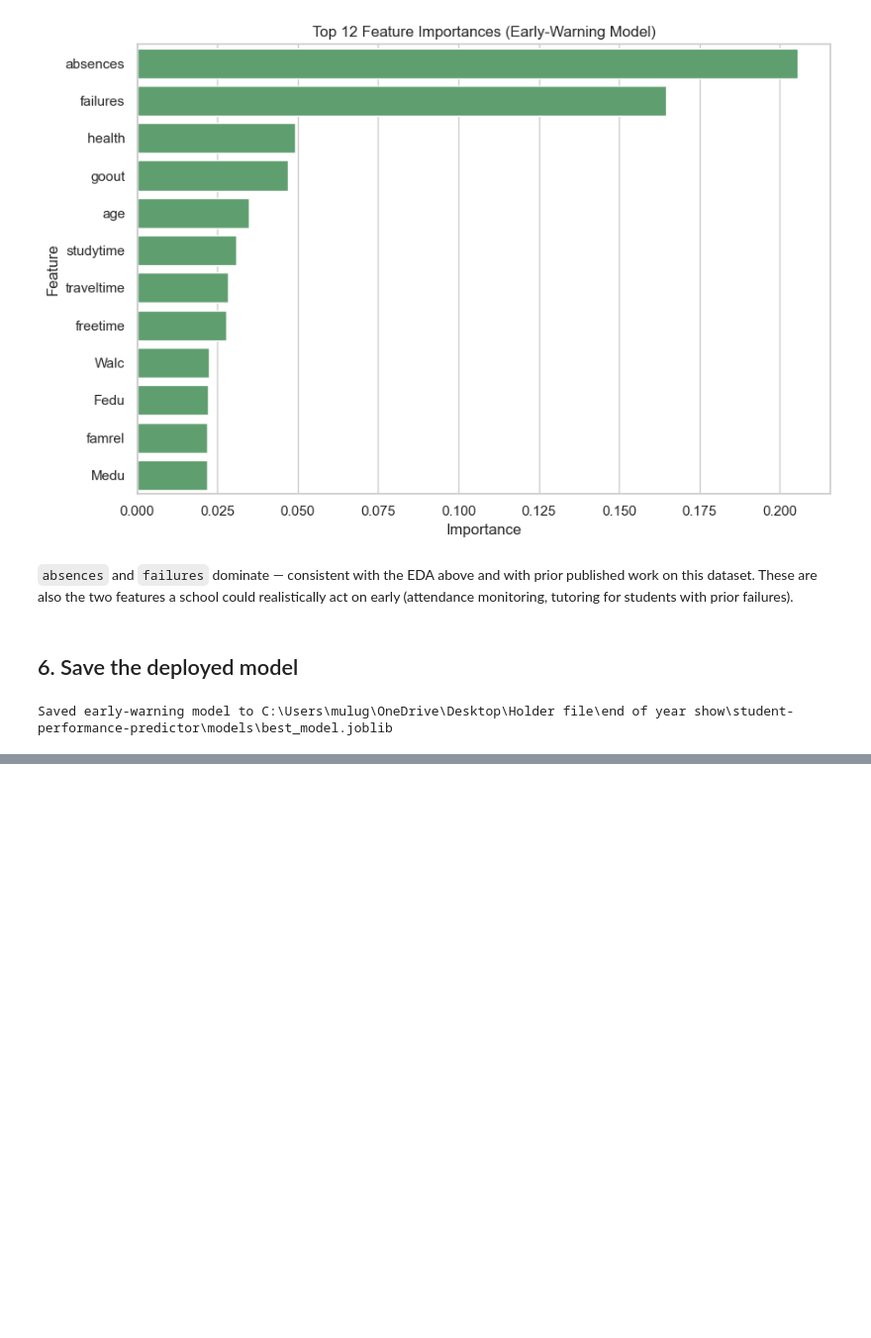
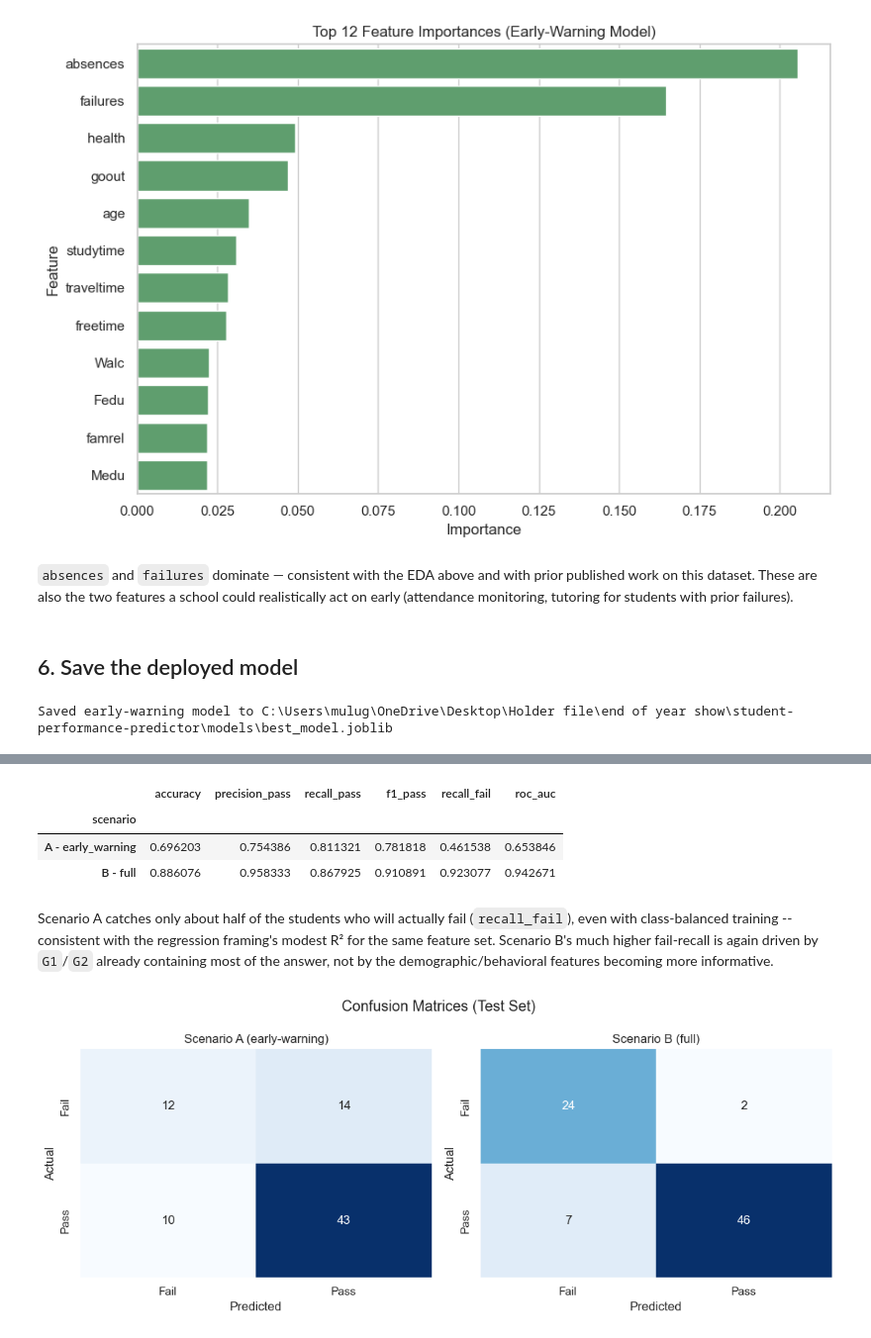
Before and after one commit to mulugetabernabas33-source/student-performance-predictor-INSA-project, a Jupyter notebook: notebooks/01_student_performance.ipynb, the cells around one changed output, grey strips where cells are left out. Shown at 99% size. Cells and saved outputs as stored; diff of their text form; code cells hidden in the pictures; blank space fills up the shorter version.

```diff
--- a/notebooks/01_student_performance.ipynb
+++ b/notebooks/01_student_performance.ipynb
@@ -345,0 +380,45 @@ Saved early-warning model to C:\Users\mulug\OneDrive\Desktop\Holder file\end of
+# %%
+best_classifier_ew, _ = train_best_classifier(X_train_cls_ew, y_train_cls_ew, "early_warning")
+best_classifier_full, _ = train_best_classifier(X_train_cls_full, y_train_cls_full, "full")
+
+cls_metrics_ew = evaluate_classifier(best_classifier_ew, X_test_cls_ew, y_test_cls_ew)
+cls_metrics_full = evaluate_classifier(best_classifier_full, X_test_cls_full, y_test_cls_full)
+
+cls_results = pd.DataFrame([
+    {"scenario": "A - early_warning", **cls_metrics_ew},
+    {"scenario": "B - full", **cls_metrics_full},
+]).set_index("scenario")
+cls_results
+# %% [output]
+|  | accuracy | precision_pass | recall_pass | f1_pass | recall_fail | roc_auc |
+| scenario |  |  |  |  |  |  |
+| A - early_warning | 0.696203 | 0.754386 | 0.811321 | 0.781818 | 0.461538 | 0.653846 |
+| B - full | 0.886076 | 0.958333 | 0.867925 | 0.910891 | 0.923077 | 0.942671 |
+# %% [markdown]
+Scenario A catches only about half of the students who will actually fail (`recall_fail`), even
+with class-balanced training -- consistent with the regression framing's modest R² for the same
+feature set. Scenario B's much higher fail-recall is again driven by `G1`/`G2` already containing
+most of the answer, not by the demographic/behavioral features becoming more informative.
+# %%
+fig, axes = plt.subplots(1, 2, figsize=(11, 4.5))
+for ax, (name, pipeline, X_test, y_test) in zip(
+    axes,
+    [
+        ("Scenario A (early-warning)", best_classifier_ew, X_test_cls_ew, y_test_cls_ew),
+        ("Scenario B (full)", best_classifier_full, X_test_cls_full, y_test_cls_full),
+    ],
+):
+    cm = get_confusion_matrix(pipeline, X_test, y_test)
+    sns.heatmap(
+        cm, annot=True, fmt="d", cmap="Blues", cbar=False,
+        xticklabels=["Fail", "Pass"], yticklabels=["Fail", "Pass"], ax=ax,
+    )
+    ax.set_title(name)
+    ax.set_xlabel("Predicted")
+    ax.set_ylabel("Actual")
+fig.suptitle("Confusion Matrices (Test Set)")
+fig.tight_layout()
+fig.savefig(FIGURES_DIR / "08_confusion_matrices.png", dpi=150)
+plt.show()
+# %% [output]
+[figure, added]
```
Also changed, not shown: parts of 6 cells of this notebook, 2 other files.
